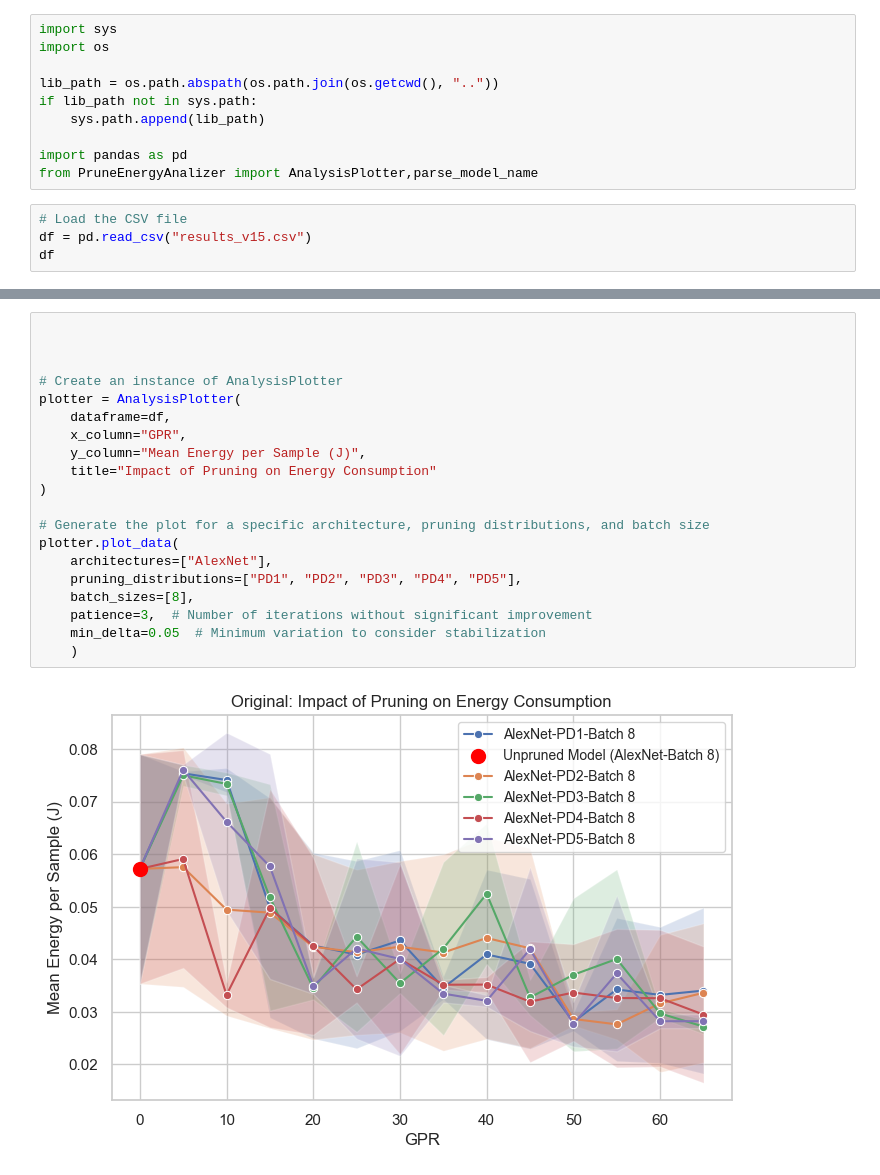
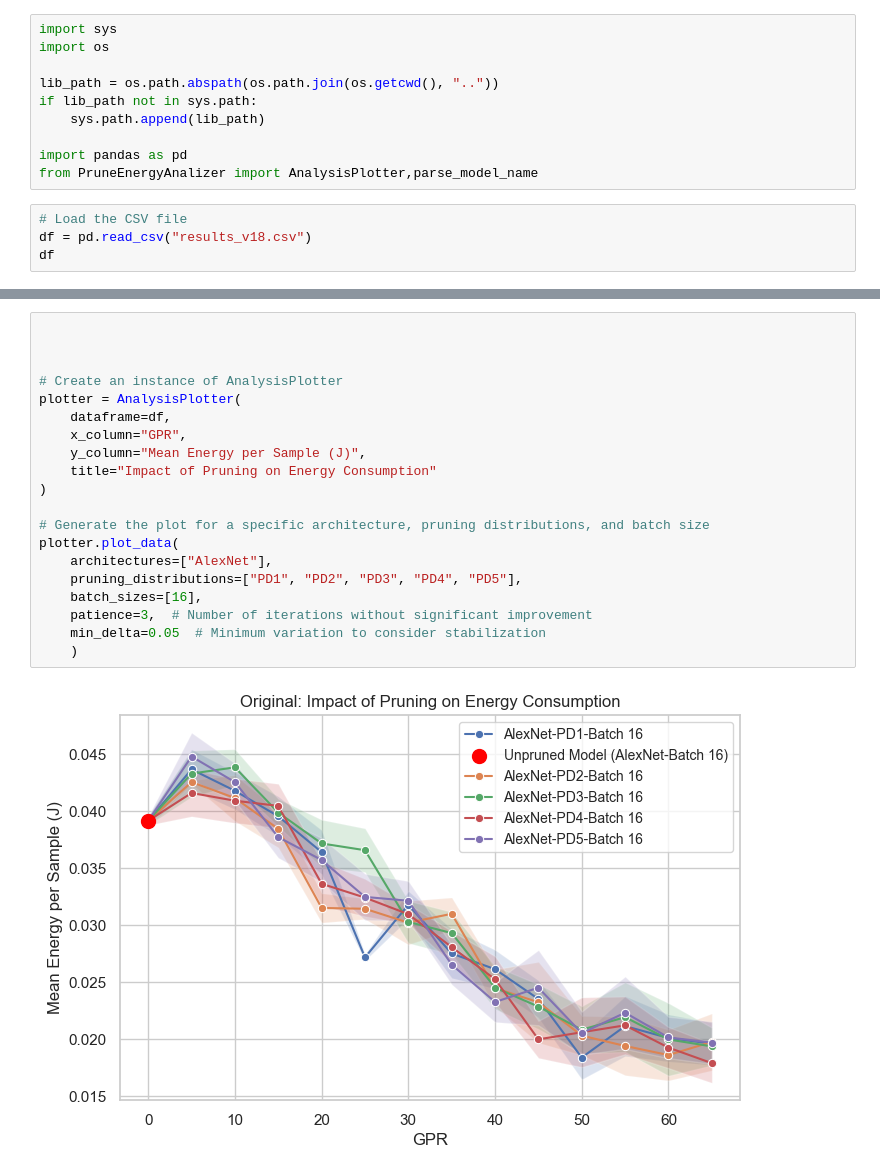
Before and after one commit to DEEP-CGPS/PruneEnergyAnalyzer, a Jupyter notebook: notebooks/2 - Use AnalysisPlotter.ipynb, the cells around one changed output, grey strips where cells are left out. Cells and saved outputs as stored; diff of their text form.

```diff
--- a/notebooks/2 - Use AnalysisPlotter.ipynb
+++ b/notebooks/2 - Use AnalysisPlotter.ipynb
@@ -14,7 +14,7 @@ import pandas as pd
 from PruneEnergyAnalizer import AnalysisPlotter,parse_model_name
 # %%
 # Load the CSV file
-df = pd.read_csv("results_v15.csv")
+df = pd.read_csv("results_v18.csv")
 df
 # %% [output]
 |  | MODEL_NAME | BATCH_SIZE | Mean Time per Sample (s) | FPS | STD Time per Sample (s) | Mean Energy per Sample (J) | ... |
@@ -50,22 +66,22 @@ df[["MODEL_NAME", "GPR", "Architecture", "Pruning Distribution"]]
 # %%
 
 
 
 # Create an instance of AnalysisPlotter
 plotter = AnalysisPlotter(
     dataframe=df,
     x_column="GPR",
     y_column="Mean Energy per Sample (J)",
     title="Impact of Pruning on Energy Consumption"
 )
 
 # Generate the plot for a specific architecture, pruning distributions, and batch size
 plotter.plot_data(
     architectures=["AlexNet"],
     pruning_distributions=["PD1", "PD2", "PD3", "PD4", "PD5"],
-    batch_sizes=[8],
+    batch_sizes=[16],
     patience=3,  # Number of iterations without significant improvement
     min_delta=0.05  # Minimum variation to consider stabilization
     )
 # %% [output]
-[figure, old version]
+[figure, new version]
```
Also changed, not shown: parts of 4 cells of this notebook, 5 other files.
